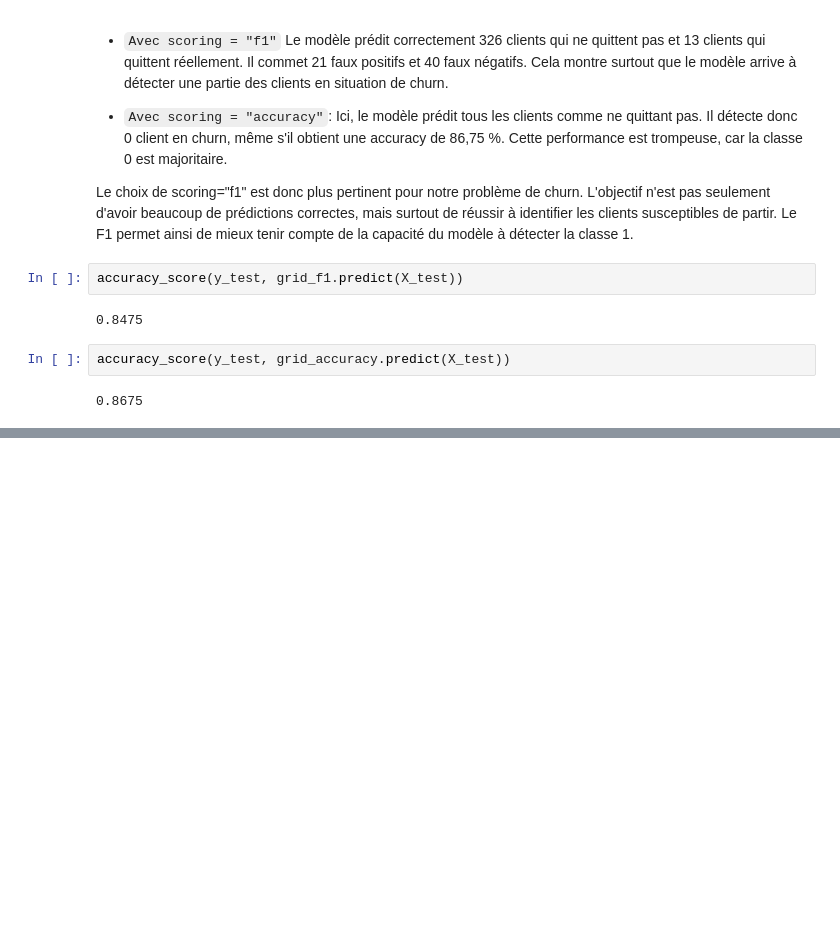
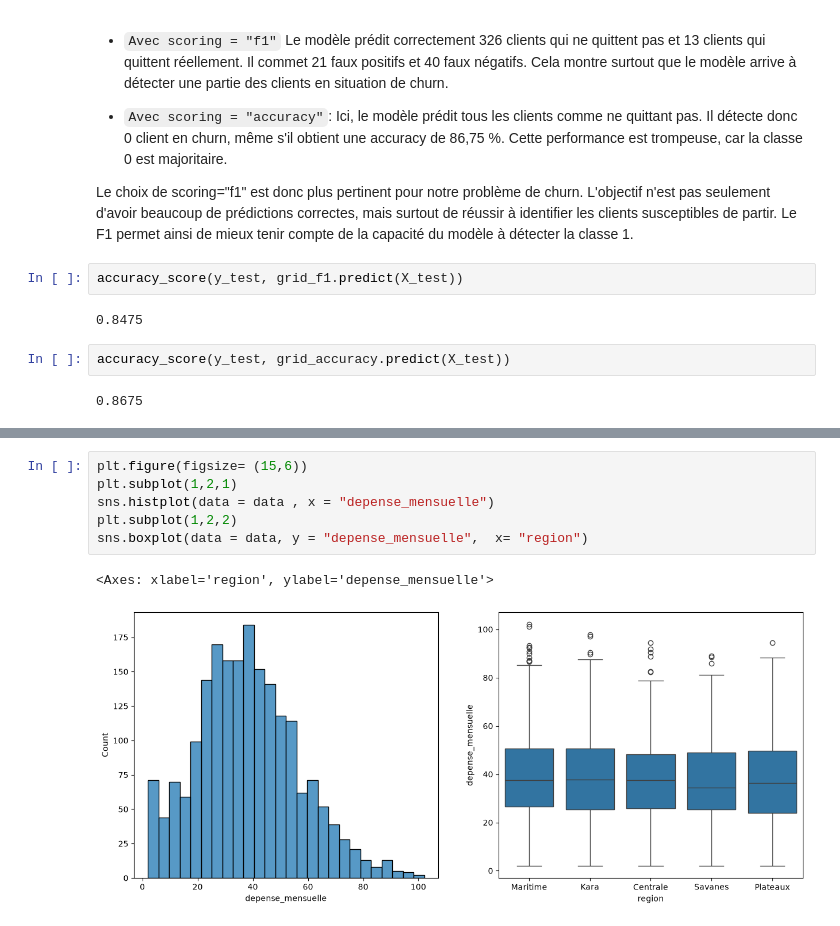
Before and after one commit to SAKPANI/Formation-Data_Science-et-Machine-Learning, a Jupyter notebook: Machine_Learning/MODELES/apprendre_modeles_ML.ipynb, the cells around one changed output, grey strips where cells are left out. Saved outputs shown, nothing was run; the diff lists cells and outputs as text; blank space fills up the shorter version.

```diff
--- a/Machine_Learning/MODELES/apprendre_modeles_ML.ipynb
+++ b/Machine_Learning/MODELES/apprendre_modeles_ML.ipynb
@@ -502,0 +516,9 @@ display(df_rapport)
+# %%
+plt.figure(figsize= (15,6))
+plt.subplot(1,2,1)
+sns.histplot(data = data , x = "depense_mensuelle")
+plt.subplot(1,2,2)
+sns.boxplot(data = data, y = "depense_mensuelle",  x= "region")
+# %% [output]
+<Axes: xlabel='region', ylabel='depense_mensuelle'>
+[figure, added]
```
Also changed, not shown: parts of 14 cells of this notebook, 3 other files.
